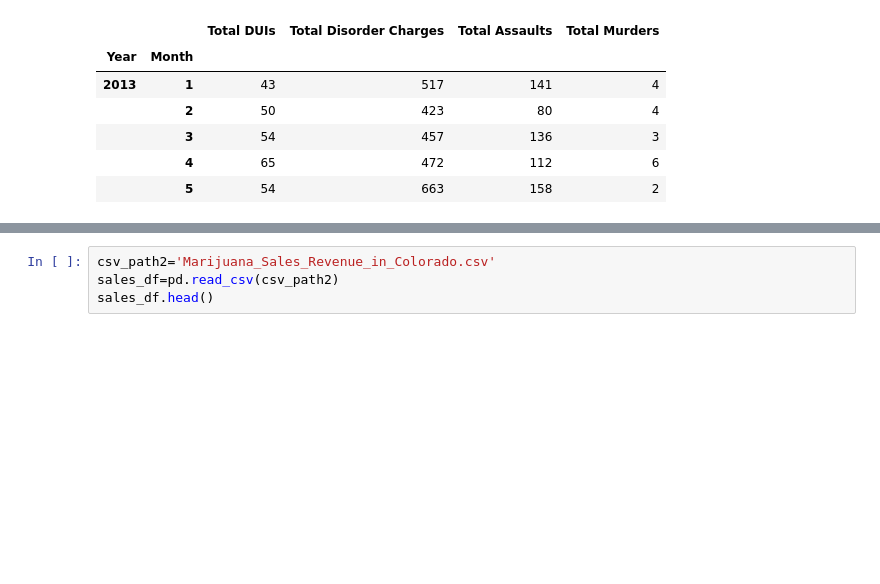
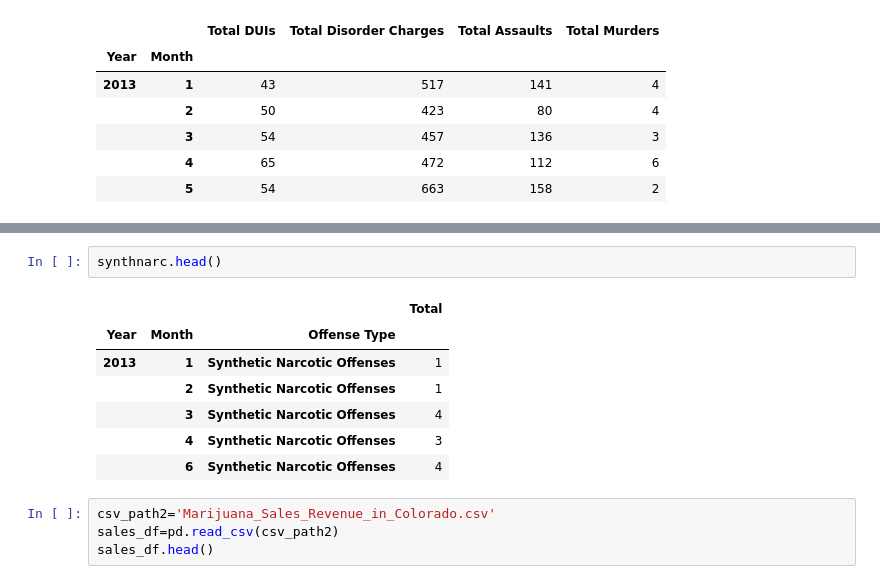
Before and after one commit to ethompson1988/Project-1, a Jupyter notebook: Untitled.ipynb, the cells around one changed output, grey strips where cells are left out. Saved outputs shown, nothing was run; the diff lists cells and outputs as text; blank space fills up the shorter version.

```diff
--- a/Untitled.ipynb
+++ b/Untitled.ipynb
@@ -211,3 +228,13 @@ drug
+# %%
+synthnarc.head()
+# %% [output]
+|  |  |  | Total |
+| Year | Month | Offense Type |  |
+| 2013 | 1 | Synthetic Narcotic Offenses | 1 |
+|  | 2 | Synthetic Narcotic Offenses | 1 |
+|  | 3 | Synthetic Narcotic Offenses | 4 |
+|  | 4 | Synthetic Narcotic Offenses | 3 |
+|  | 6 | Synthetic Narcotic Offenses | 4 |
 # %%
 csv_path2='Marijuana_Sales_Revenue_in_Colorado.csv'
 sales_df=pd.read_csv(csv_path2)
```
Also changed, not shown: parts of 7 cells of this notebook.
